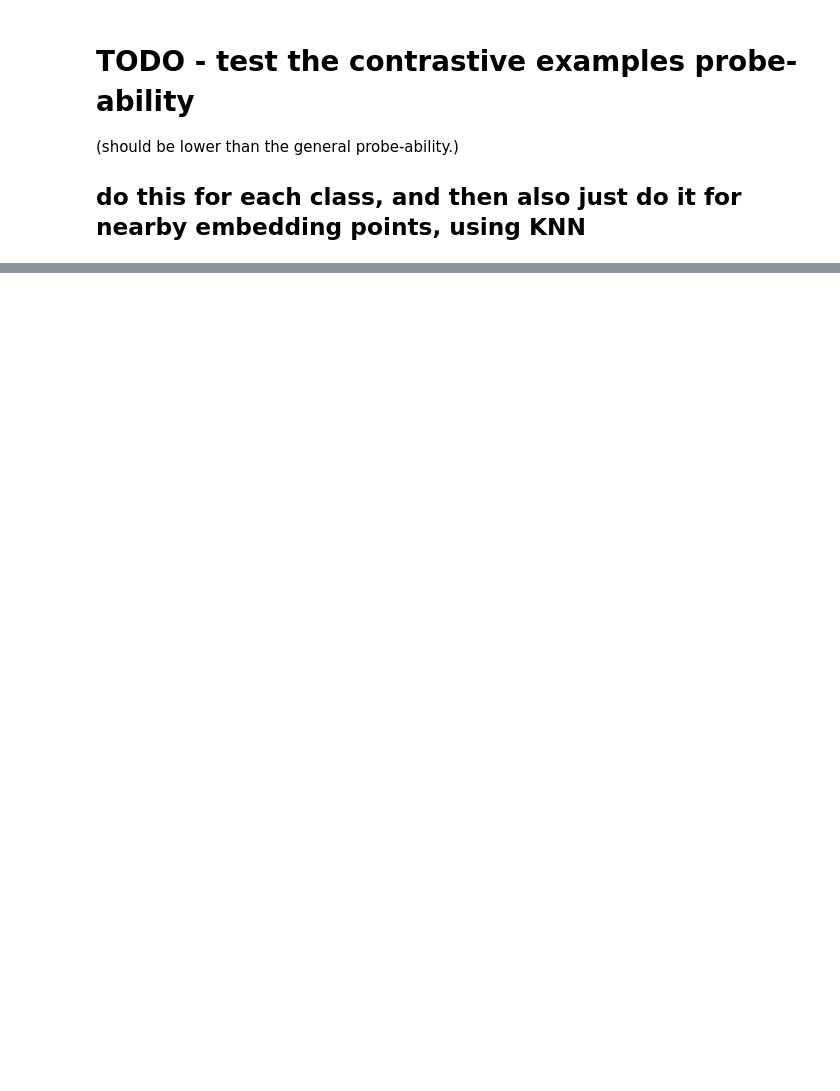
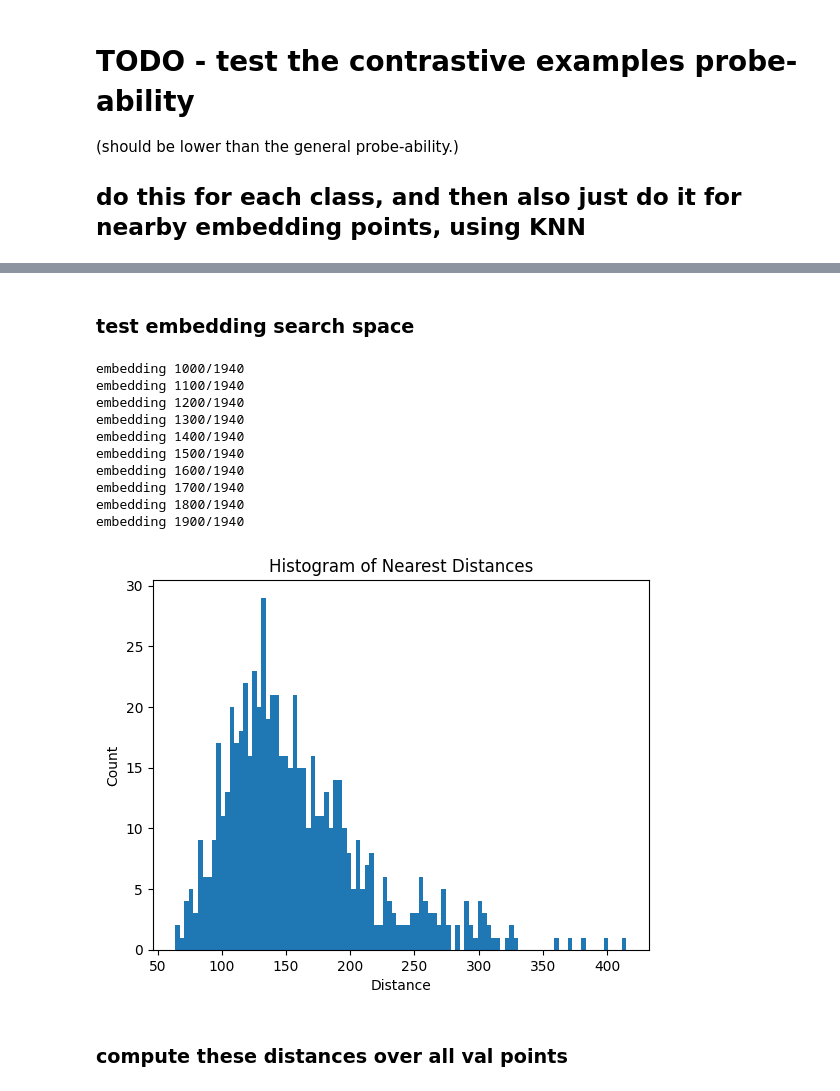
Before and after one commit to RoyRin/ripple_bench, a Jupyter notebook: notebooks/LEACE_explore.ipynb, the cells around one changed output, grey strips where cells are left out. Drawn from its saved outputs; the diff is of its cells as text; code cells hidden in the pictures; blank space fills up the shorter version.

```diff
--- a/notebooks/LEACE_explore.ipynb
+++ b/notebooks/LEACE_explore.ipynb
@@ -490,0 +467,2 @@ plt.title("Probe accuracy across layers")
+# %%
+layer_ind = 8
@@ -490,0 +575,11 @@ plt.title("Probe accuracy across layers")
+# %%
+# embed into it the concept
+
+N_ = len(probe_dataset)
+for ii, (embedding, embedding_label) in enumerate(zip(probe_dataset, probe_labels)):
+    if embedding_label == 0:
+        continue
+    if ii % (N//10) == 0:
+        print(f"embedding {ii}/{N_}")
+    search_engine.add_embedding(embedding = embedding, image_index = ii)
+# add an embedding
@@ -490,0 +597,43 @@ plt.title("Probe accuracy across layers")
+# %% [markdown]
+### test embedding search space
+# %%
+# search for the first image
+embedding = probe_dataset[-1]
+search_engine.search_embedding(query_embedding = embedding, top_k=5)
+from collections import defaultdict
+seen = set()
+nearest_distances = defaultdict(lambda: 1000000)
+
+for ii, (embedding, embedding_label) in enumerate(zip(probe_dataset, probe_labels)):
+    if embedding_label == 1:
+        continue
+    if ii % (N//10) == 0:
+        print(f"embedding {ii}/{N_}")
+
+    results = search_engine.search_embedding(query_embedding = embedding, top_k=5)
+    for (ind, dist) in results:
+        if ind == ii:
+            continue
+        nearest_distances[ind] = min(nearest_distances[ind], dist)
+
+# plot hist of nearest_distances
+
+plt.hist(list(nearest_distances.values()), bins=100)
+plt.xlabel("Distance")
+plt.ylabel("Count")
+plt.title("Histogram of Nearest Distances")
+plt.show()
+# %% [output]
+embedding 1000/1940
+embedding 1100/1940
+embedding 1200/1940
+embedding 1300/1940
+embedding 1400/1940
+embedding 1500/1940
+embedding 1600/1940
+embedding 1700/1940
+embedding 1800/1940
+embedding 1900/1940
+[figure, added]
+# %% [markdown]
+### compute these distances over all val points
```
Also changed, not shown: parts of 28 cells of this notebook, 4 other files.
